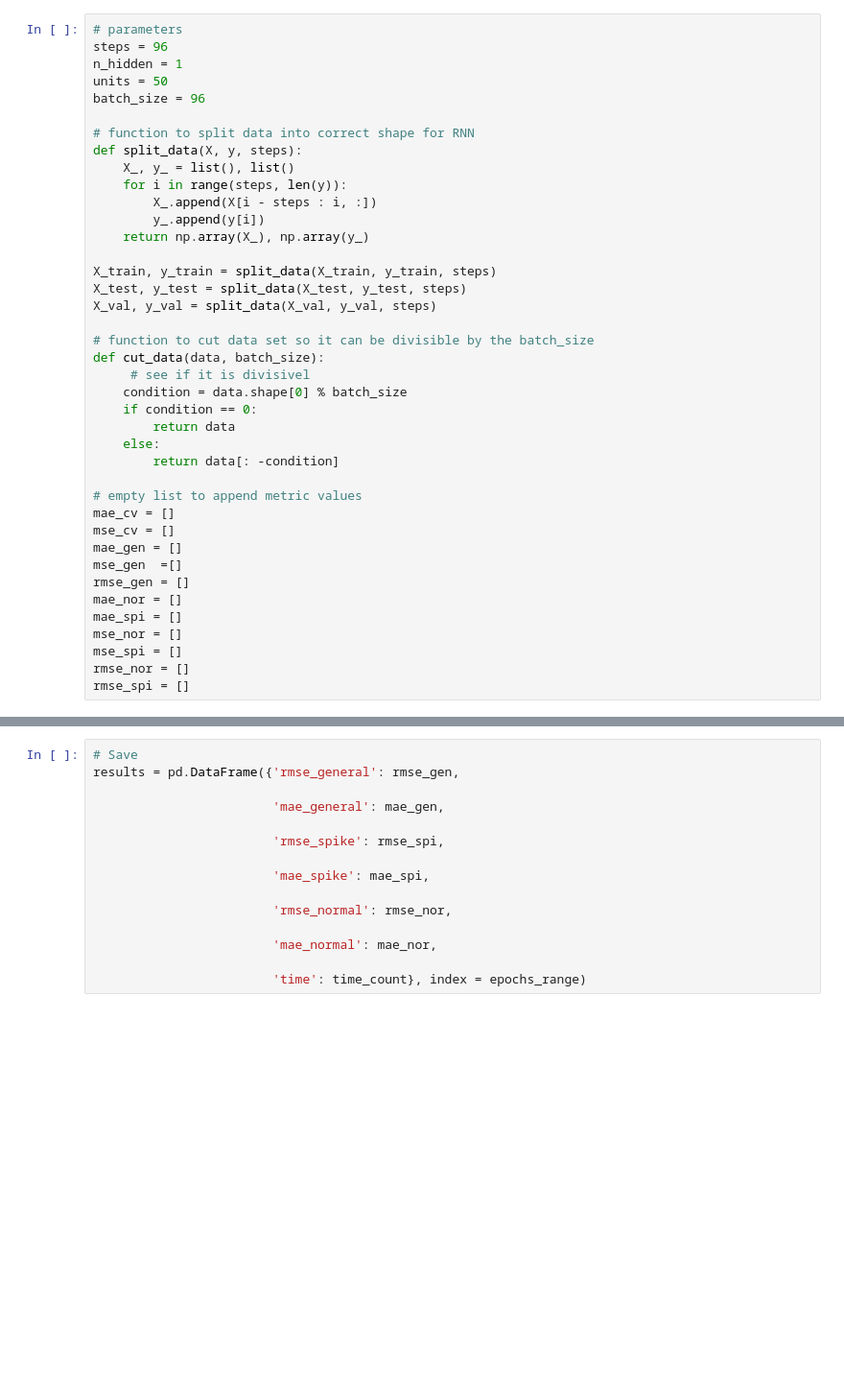
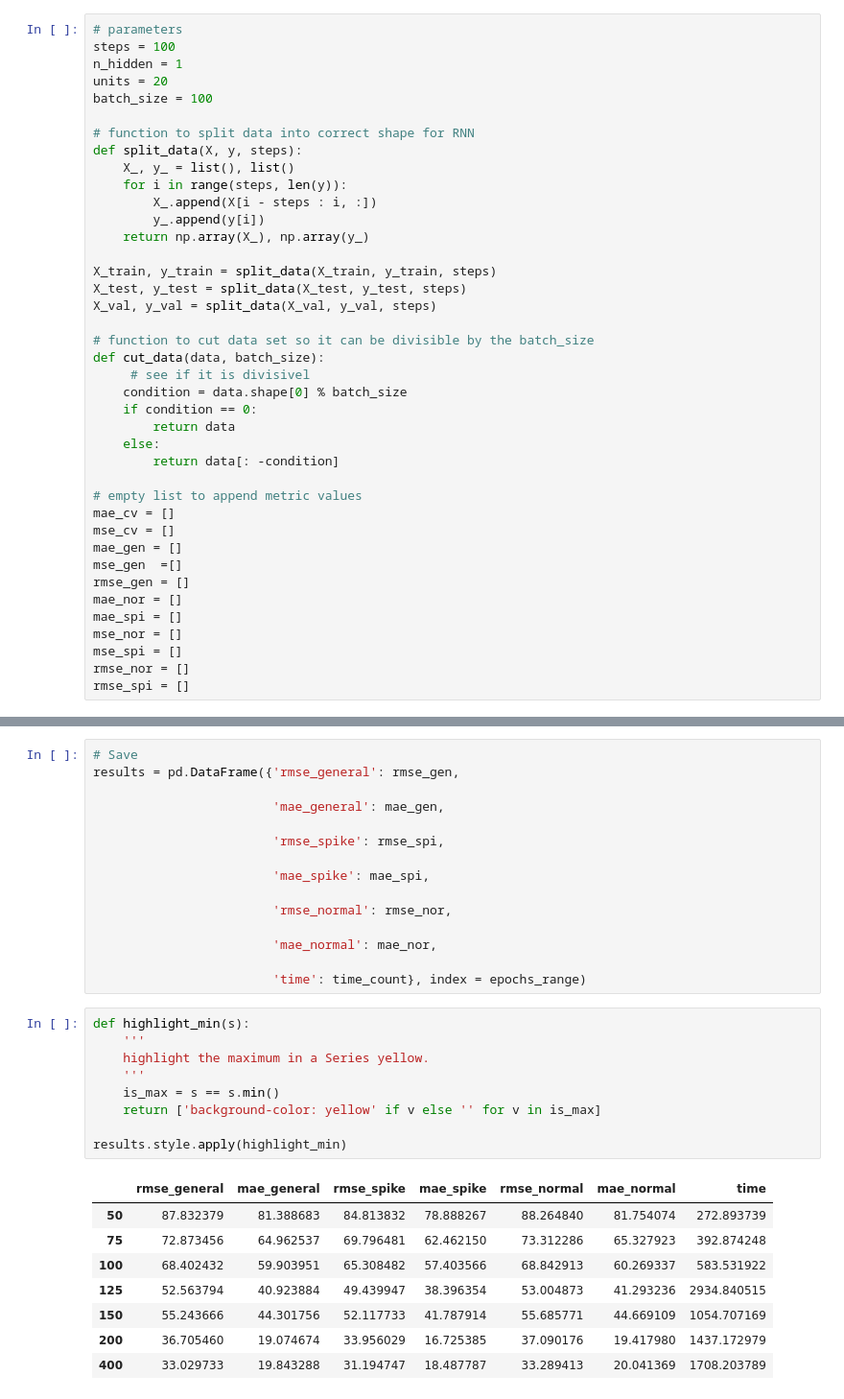
Before and after one commit to mam619/SEF_Thesis, a Jupyter notebook: Regression_LSTM_Tunning/Regression_LSTM_Tuning_0_Epochs_duration.ipynb, the cells around one changed output, grey strips where cells are left out. Shown: that part at 96% size. Drawn from its saved outputs; the diff is of its cells as text; blank space fills up the shorter version.

```diff
--- a/Regression_LSTM_Tunning/Regression_LSTM_Tuning_0_Epochs_duration.ipynb
+++ b/Regression_LSTM_Tunning/Regression_LSTM_Tuning_0_Epochs_duration.ipynb
@@ -96,10 +96,10 @@ time_count = []
 # Prepare of data according to LSTM needs,  create regressor & tune:
 # %%
 # parameters
-steps = 96
+steps = 100
 n_hidden = 1
-units = 50
-batch_size = 96
+units = 20
+batch_size = 100
 
 # function to split data into correct shape for RNN
 def split_data(X, y, steps):
@@ -305,3 +304,21 @@ results = pd.DataFrame({'rmse_general': rmse_gen,
                         'mae_normal': mae_nor,
 
                         'time': time_count}, index = epochs_range)
+# %%
+def highlight_min(s):
+    '''
+    highlight the maximum in a Series yellow.
+    '''
+    is_max = s == s.min()
+    return ['background-color: yellow' if v else '' for v in is_max]
+
+results.style.apply(highlight_min)
+# %% [output]
+|  | rmse_general | mae_general | rmse_spike | mae_spike | rmse_normal | mae_normal | time |
+| 50 | 87.832379 | 81.388683 | 84.813832 | 78.888267 | 88.264840 | 81.754074 | 272.893739 |
+| 75 | 72.873456 | 64.962537 | 69.796481 | 62.462150 | 73.312286 | 65.327923 | 392.874248 |
+| 100 | 68.402432 | 59.903951 | 65.308482 | 57.403566 | 68.842913 | 60.269337 | 583.531922 |
+| 125 | 52.563794 | 40.923884 | 49.439947 | 38.396354 | 53.004873 | 41.293236 | 2934.840515 |
+| 150 | 55.243666 | 44.301756 | 52.117733 | 41.787914 | 55.685771 | 44.669109 | 1054.707169 |
+| 200 | 36.705460 | 19.074674 | 33.956029 | 16.725385 | 37.090176 | 19.417980 | 1437.172979 |
+| 400 | 33.029733 | 19.843288 | 31.194747 | 18.487787 | 33.289413 | 20.041369 | 1708.203789 |
```
Also changed, not shown: parts of 4 cells of this notebook, 7 other files.
